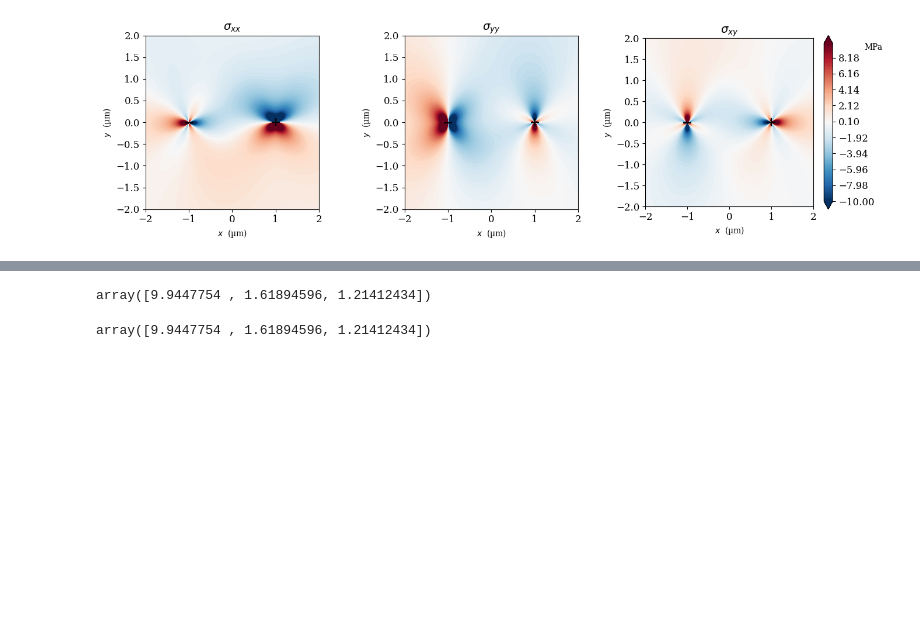
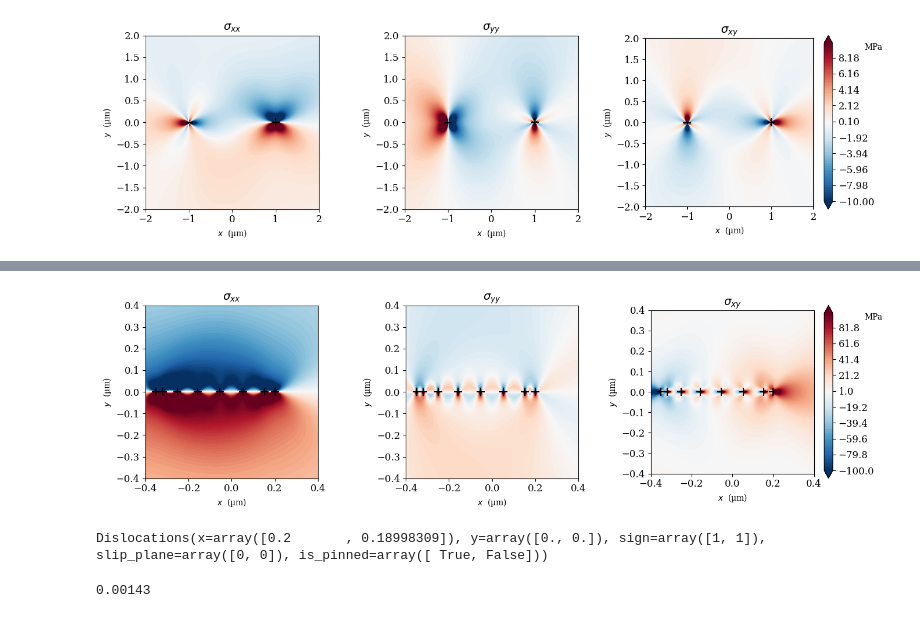
Before and after one commit to Luca-R27/PhDcourse_2026_CompMatMod, a Jupyter notebook: DDP/DDP.ipynb, the cells around one changed output, grey strips where cells are left out. Drawn from its saved outputs; the diff is of its cells as text; code cells hidden in the pictures; blank space fills up the shorter version.

```diff
--- a/DDP/DDP.ipynb
+++ b/DDP/DDP.ipynb
@@ -259,8 +390,43 @@ _ = evolve_dislocations(disl, np.array([0, 0, 0.0]), θ_SP, 1e-3)
 # %%
-get_stress_at_disl(0, np.array([0, 0, 0.0]), disl, θ_SP)
+N = 0
+disl = Dislocations(
+    x          = np.zeros(N,  dtype=np.float64),
+    y          = np.zeros(N,  dtype=np.float64),
+    sign       = np.ones(N,   dtype=np.int8),
+    slip_plane = np.zeros(N,  dtype=np.int32),
+    is_pinned = np.zeros(N,  dtype=np.bool),
+)
+
+disl.add(x=0.05, y=0.0, sign=1, slip_plane=0, is_pinned=False)
+disl.add(x= -0.05, y=0.0, sign=1, slip_plane=0, is_pinned=False)
+disl.add(x= -0.0, y=0.0, sign=1, slip_plane=0, is_pinned=False)
+disl.add(x= -0.1, y=0.0, sign=1, slip_plane=0, is_pinned=False)
+disl.add(x= -0.15, y=0.0, sign=1, slip_plane=0, is_pinned=False)
+disl.add(x= -0.2, y=0.0, sign=1, slip_plane=0, is_pinned=False)
+disl.add(x= -0.25, y=0.0, sign=1, slip_plane=0, is_pinned=False)
+disl.add(x= -0.3, y=0.0, sign=1, slip_plane=0, is_pinned=False)
+
+θ_SP = np.array([0])
+
+obstacle_pos = [
+    np.array([[-0.35, 0.], [0.2, 0.]]),
+]
+
+obstacle_occupied = [
+    np.zeros(2, dtype=bool),
+]
+
+obstacles = [obstacle_pos, obstacle_occupied]
+
+disl = evolve_dislocations(disl, np.array([0, 0, 0.0]), θ_SP, 1e-3, obstacles)
+disl = evolve_dislocations(disl, np.array([0, 0, 0.0]), θ_SP, 1e-3, obstacles)
 # %% [output]
-array([9.9447754 , 1.61894596, 1.21412434])
+[figure, added]
 # %%
-get_stress_at_disl(1, np.array([0, 0, 0.0]), disl, θ_SP)
+disl
 # %% [output]
-array([9.9447754 , 1.61894596, 1.21412434])
+Dislocations(x=array([0.2       , 0.18998309]), y=array([0., 0.]), sign=array([1, 1]), slip_plane=array([0, 0]), is_pinned=array([ True, False]))
+# %%
+5*2.86e-4
+# %% [output]
+0.00143
```
Also changed, not shown: parts of 8 cells of this notebook.
